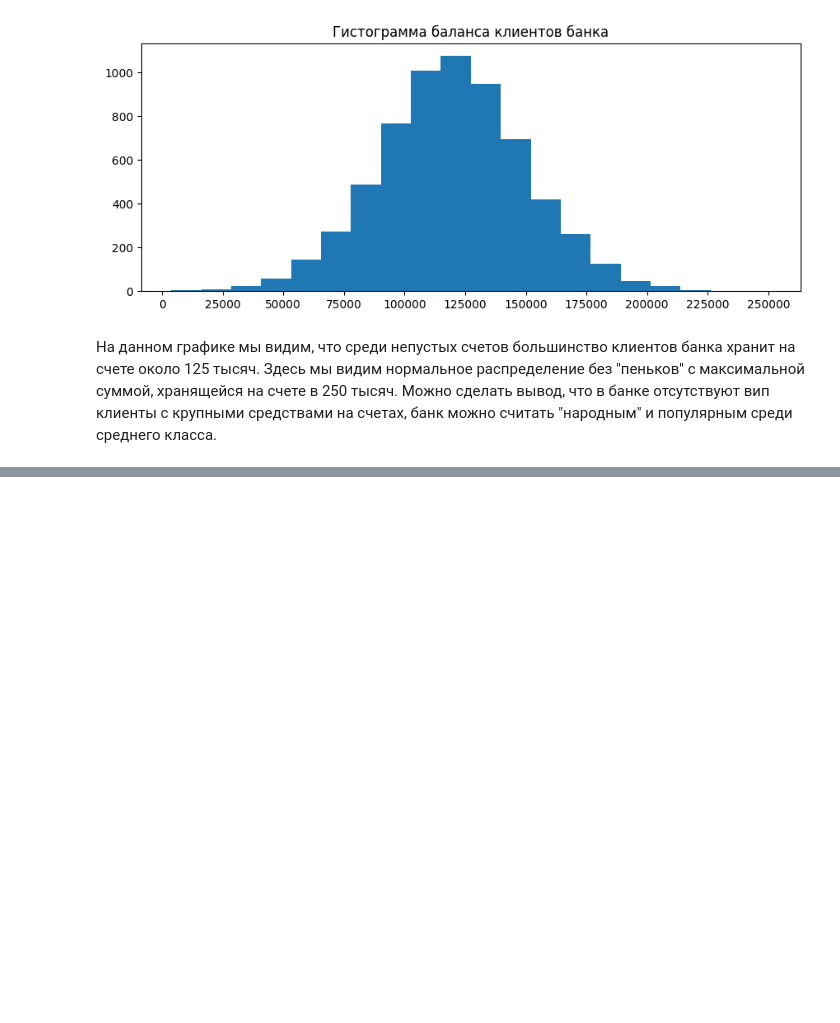
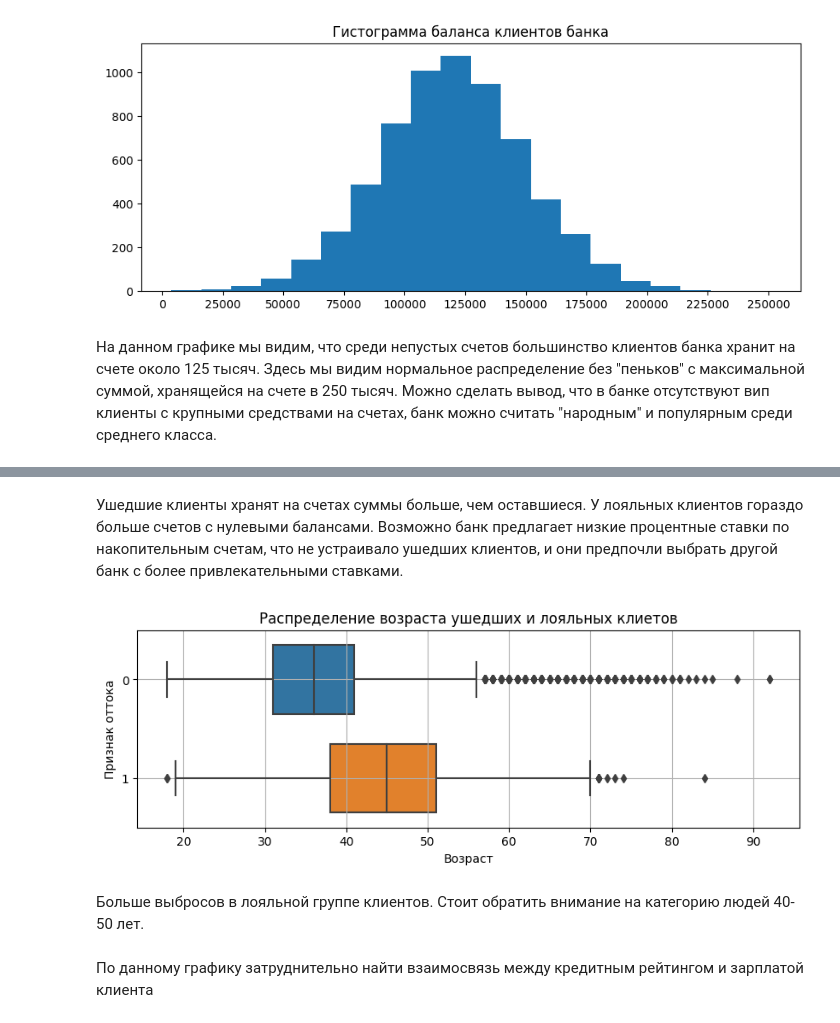
Before and after one commit to merrysam/Study, a Jupyter notebook: PY_12_Vusualize/practive.ipynb, the cells around one changed output, grey strips where cells are left out. Saved outputs shown, nothing was run; the diff lists cells and outputs as text; code cells hidden in the pictures; blank space fills up the shorter version.

```diff
--- a/PY_12_Vusualize/practive.ipynb
+++ b/PY_12_Vusualize/practive.ipynb
@@ -54,0 +70,19 @@ axes.set_xticks(range(0, 275000, 25000));
+# %% [markdown]
+Ушедшие клиенты хранят на счетах суммы больше, чем оставшиеся. У лояльных клиентов гораздо больше счетов с нулевыми балансами. Возможно банк предлагает низкие процентные ставки по накопительным счетам, что не устраивало ушедших клиентов, и они предпочли выбрать другой банк с более привлекательными ставками.
+# %%
+fig = plt.figure(figsize=(10, 3))
+boxplot = sns.boxplot(
+    data=churn_data,
+    y='Exited',
+    x='Age',
+    orient='h',
+    width=0.7
+)
+boxplot.set_title('Распределение возраста ушедших и лояльных клиетов');
+boxplot.set_xlabel('Возраст');
+boxplot.set_ylabel('Признак оттока');
+boxplot.grid()
+# %% [output]
+[figure, added]
+# %% [markdown]
+Больше выбросов в лояльной группе клиентов. Стоит обратить внимание на категорию людей 40-50 лет.
@@ -54,0 +100,2 @@ axes.set_xticks(range(0, 275000, 25000));
+# %% [markdown]
+По данному графику затруднительно найти взаимосвязь между кредитным рейтингом и зарплатой клиента
```
Also changed, not shown: parts of 7 cells of this notebook.
